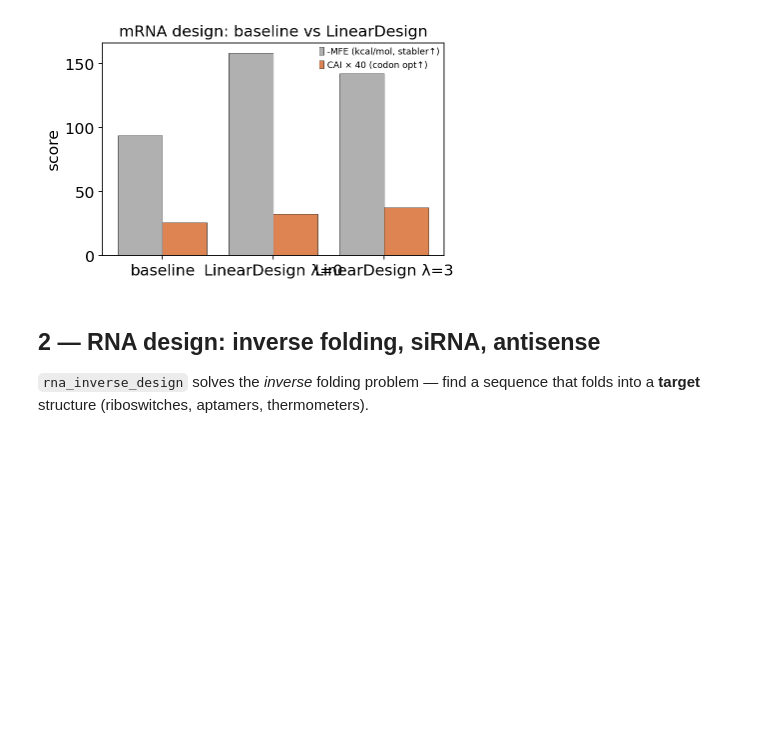
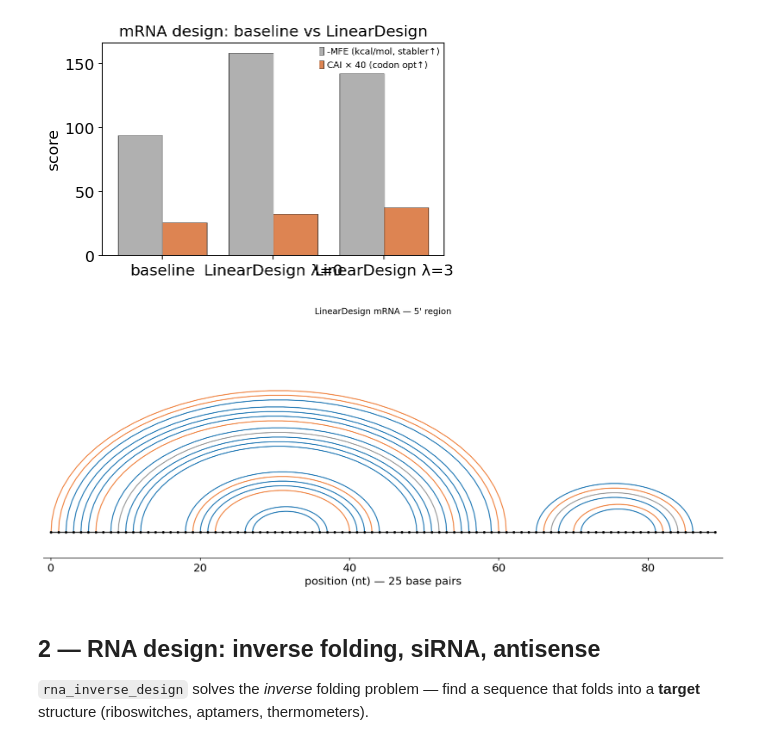
Before and after one commit to Starlitnightly/omicverse-tutorials, a Jupyter notebook: docs/Tutorials-synbio/t_synbio_04_advanced.ipynb, the cells around one changed output. Drawn from its saved outputs; the diff is of its cells as text; code cells hidden in the pictures; blank space fills up the shorter version.

```diff
--- a/docs/Tutorials-synbio/t_synbio_04_advanced.ipynb
+++ b/docs/Tutorials-synbio/t_synbio_04_advanced.ipynb
@@ -58,6 +58,13 @@ ov.synbio.plot_method_comparison(labels,
 None
 # %% [output]
 [figure]
+# %%
+# the secondary structure LinearDesign optimises — fold the designed mRNA and draw it
+s = ov.synbio.rna_fold(ld3.mrna[:90])
+ov.synbio.plot_rna_structure(s.sequence, s.structure, title='LinearDesign mRNA — 5\' region')
+None
+# %% [output]
+[figure, added]
 # %% [markdown]
 ## 2 — RNA design: inverse folding, siRNA, antisense
 
```
Also changed, not shown: parts of 5 cells of this notebook.
